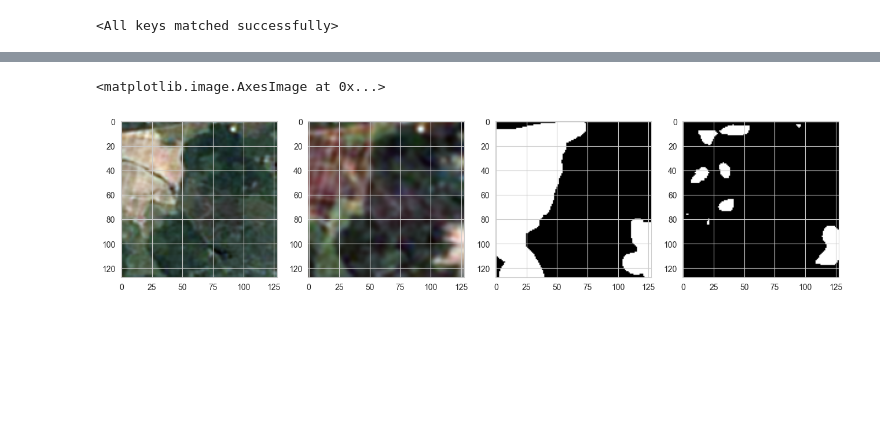
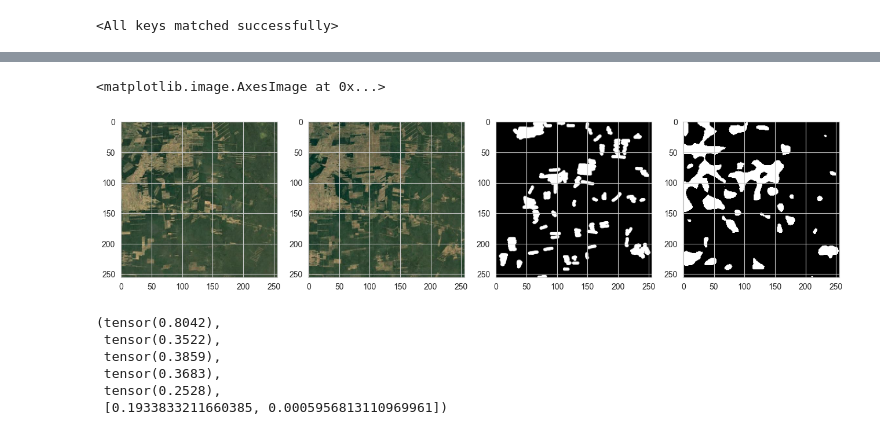
Before and after one commit to ashen007/forest-cover-shrinking, a Jupyter notebook: notebooks/daudt/forest-cover-change-detection-testing-models(FCSiam).ipynb, the cells around one changed output, grey strips where cells are left out. Saved outputs shown, nothing was run; the diff lists cells and outputs as text; code cells hidden in the pictures; blank space fills up the shorter version.

Commit message:
training fc-siam network from scratch

```diff
--- a/notebooks/daudt/forest-cover-change-detection-testing-models(FCSiam).ipynb
+++ b/notebooks/daudt/forest-cover-change-detection-testing-models(FCSiam).ipynb
@@ -141,25 +148,0 @@ plt.show()
-# %%
-acc_test = 0
-kappa_test = 0
-dice_test = 0
-recall_test = 0
-precision_test = 0
-
-for img, gt in tqdm(test_dataset):
-    with torch.no_grad():
-        model.eval()
-        logits = model(img[0].unsqueeze(0).to('cuda'),
-                       img[1].unsqueeze(0).to('cuda'))[0].cpu()
-        pred = torch.argmax(torch.sigmoid(logits), dim=0)
-
-    acc_test += pixel_accuracy(gt, pred)
-    kappa_test += precision(gt, pred)
-    dice_test += dice(gt, pred)
-    recall_test += recall(gt, pred)
-    precision_test += precision(gt, pred)
-
-print(acc_test / len(test_dataset),
-      kappa_test / len(test_dataset),
-      dice_test / len(test_dataset),
-      recall_test / len(test_dataset),
-      precision_test / len(test_dataset))
@@ -167,0 +149,2 @@ tensor(0.8833) tensor(nan) tensor(nan) tensor(nan) tensor(nan)
+# %%
+df = pd.read_csv('../../data/annotated/train.csv')
@@ -168,21 +204,37 @@ tensor(0.8833) tensor(nan) tensor(nan) tensor(nan) tensor(nan)
 # %%
-img, gt = test_dataset[np.random.randint(0, len(test_dataset))]
+sample = pd.read_csv('../../data/annotated/train.csv').sample(1)
+img, gt = (read_image(f'../../data/annotated/{sample.dir.values[0]}/{sample.img_1.values[0]}'),
+           read_image(f'../../data/annotated/{sample.dir.values[0]}/{sample.img_2.values[0]}')), read_image(
+    f'../../data/annotated/{sample.label.values[0]}')
+
+img1 = resize(img[0], size=[256, 256]) / 255.0
+img2 = resize(img[1], size=[256, 256]) / 255.0
+gt = resize(gt, size=[256, 256]).squeeze(0) / 255.0
 
 with torch.no_grad():
     model.eval()
-    logits = model(img[0].unsqueeze(0).to('cuda'),
-                   img[1].unsqueeze(0).to('cuda'))[0].cpu()
+    logits = model(img1.unsqueeze(0).to('cuda'),
+                   img2.unsqueeze(0).to('cuda'))[0].cpu()
     pred = torch.argmax(torch.sigmoid(logits), dim=0)
 
 plt.figure(figsize=(16, 10))
 plt.subplot(1, 4, 1)
-plt.imshow(img[0].permute(1, 2, 0), cmap='gray')
+plt.imshow(img1.permute(1, 2, 0), cmap='gray')
 plt.subplot(1, 4, 3)
 plt.imshow(gt, cmap='gray')
 plt.subplot(1, 4, 2)
-plt.imshow(img[1].permute(1, 2, 0), cmap='gray')
+plt.imshow(img2.permute(1, 2, 0), cmap='gray')
 plt.subplot(1, 4, 4)
 plt.imshow(pred, cmap='gray')
 # %% [output]
 <matplotlib.image.AxesImage at 0x...>
-[figure, old version]
+[figure, new version]
+# %%
+pixel_accuracy(gt, pred), precision(gt, pred), recall(gt, pred), dice(gt, pred), kappa(gt, pred), class_accuracy(gt, pred)
+# %% [output]
+(tensor(0.8042),
+ tensor(0.3522),
+ tensor(0.3859),
+ tensor(0.3683),
+ tensor(0.2528),
+ [0.1933833211660385, 0.0005956813110969961])
```
Also changed, not shown: parts of 10 cells of this notebook, 9 other files.
